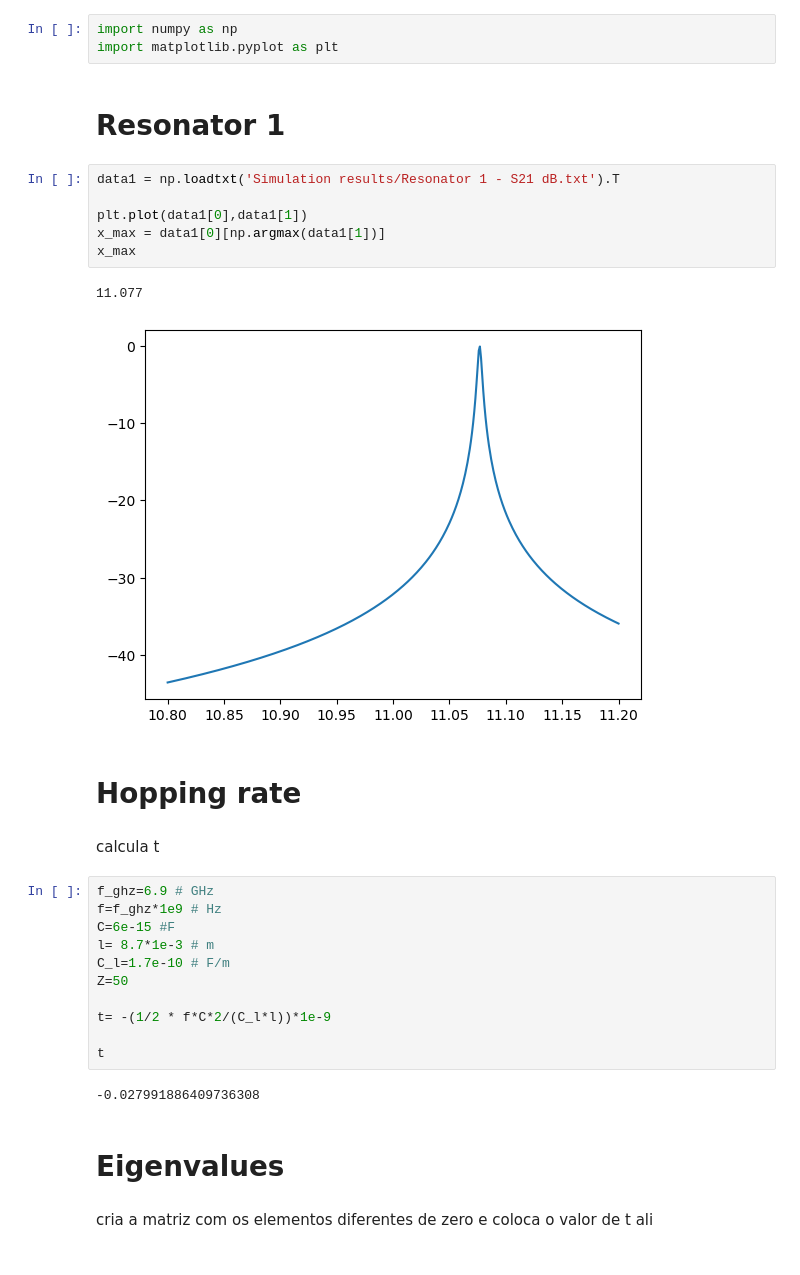
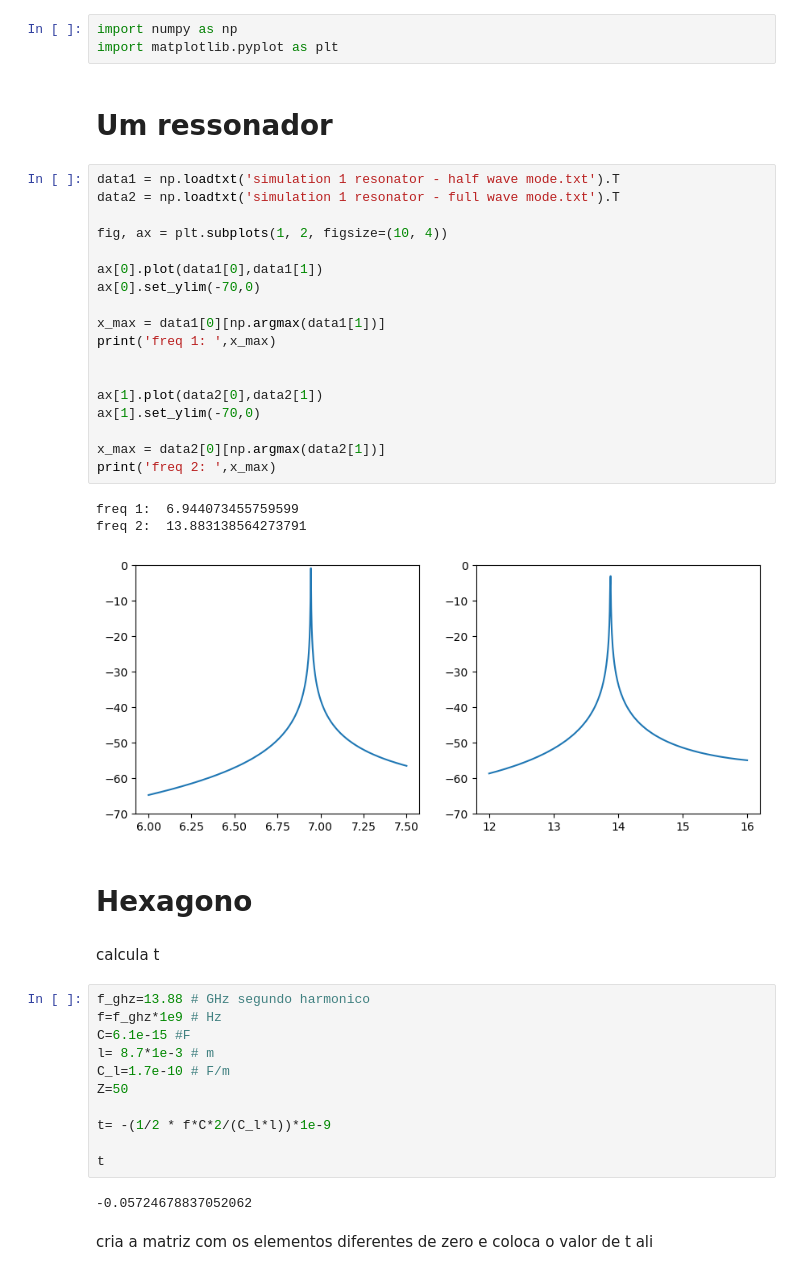
Before and after one commit to ScM-Edh/Projeto-Valentina, a Jupyter notebook: Rede grafeno/calculo rede hexagono.ipynb, the cells around one changed output. Cells and saved outputs as stored; diff of their text form.

```diff
--- a/Rede grafeno/calculo rede hexagono.ipynb
+++ b/Rede grafeno/calculo rede hexagono.ipynb
@@ -1,25 +1,38 @@
 # %%
 import numpy as np
 import matplotlib.pyplot as plt
-# %% [markdown]
-# Resonator 1
-# %%
-data1 = np.loadtxt('Simulation results/Resonator 1 - S21 dB.txt').T
-
-plt.plot(data1[0],data1[1])
-x_max = data1[0][np.argmax(data1[1])]
-x_max
-# %% [output]
-11.077
-[figure, removed]
-# %% [markdown]
-# Hopping rate
+# %% [markdown]
+# Um ressonador
+# %%
+data1 = np.loadtxt('simulation 1 resonator - half wave mode.txt').T
+data2 = np.loadtxt('simulation 1 resonator - full wave mode.txt').T
+
+fig, ax = plt.subplots(1, 2, figsize=(10, 4))
+
+ax[0].plot(data1[0],data1[1])
+ax[0].set_ylim(-70,0)
+
+x_max = data1[0][np.argmax(data1[1])]
+print('freq 1: ',x_max)
+
+
+ax[1].plot(data2[0],data2[1])
+ax[1].set_ylim(-70,0)
+
+x_max = data2[0][np.argmax(data2[1])]
+print('freq 2: ',x_max)
+# %% [output]
+freq 1:  6.944073455759599
+freq 2:  13.883138564273791
+[figure, added]
+# %% [markdown]
+# Hexagono
 # %% [markdown]
 calcula t
 # %%
-f_ghz=6.9 # GHz
+f_ghz=13.88 # GHz segundo harmonico
 f=f_ghz*1e9 # Hz
-C=6e-15 #F
+C=6.1e-15 #F
 l= 8.7*1e-3 # m
 C_l=1.7e-10 # F/m
 Z=50
@@ -28,9 +41,7 @@ t= -(1/2 * f*C*2/(C_l*l))*1e-9
 
 t
 # %% [output]
--0.027991886409736308
+-0.05724678837052062
-# %% [markdown]
-# Eigenvalues
 # %% [markdown]
 cria a matriz com os elementos diferentes de zero e coloca o valor de t ali
 # %% [markdown]
```
Also changed, not shown: parts of 9 cells of this notebook, 19 other files.
